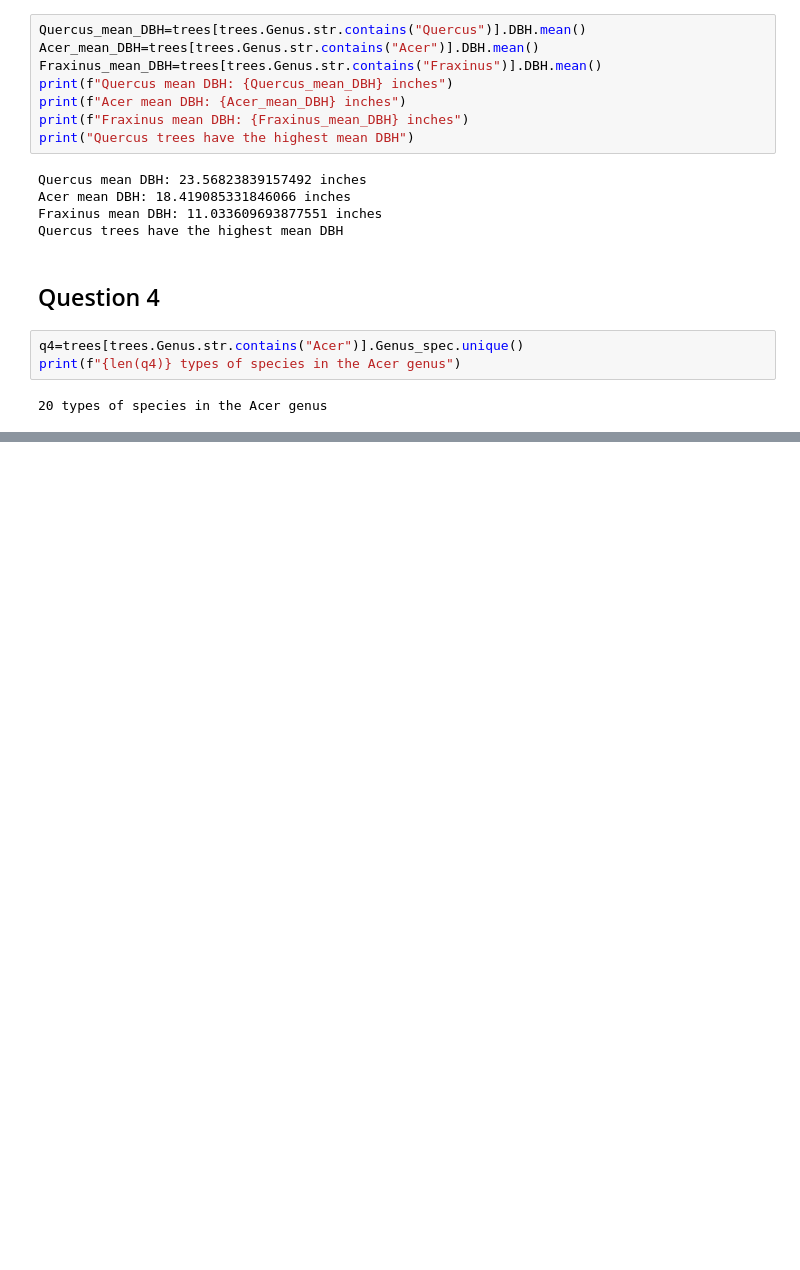
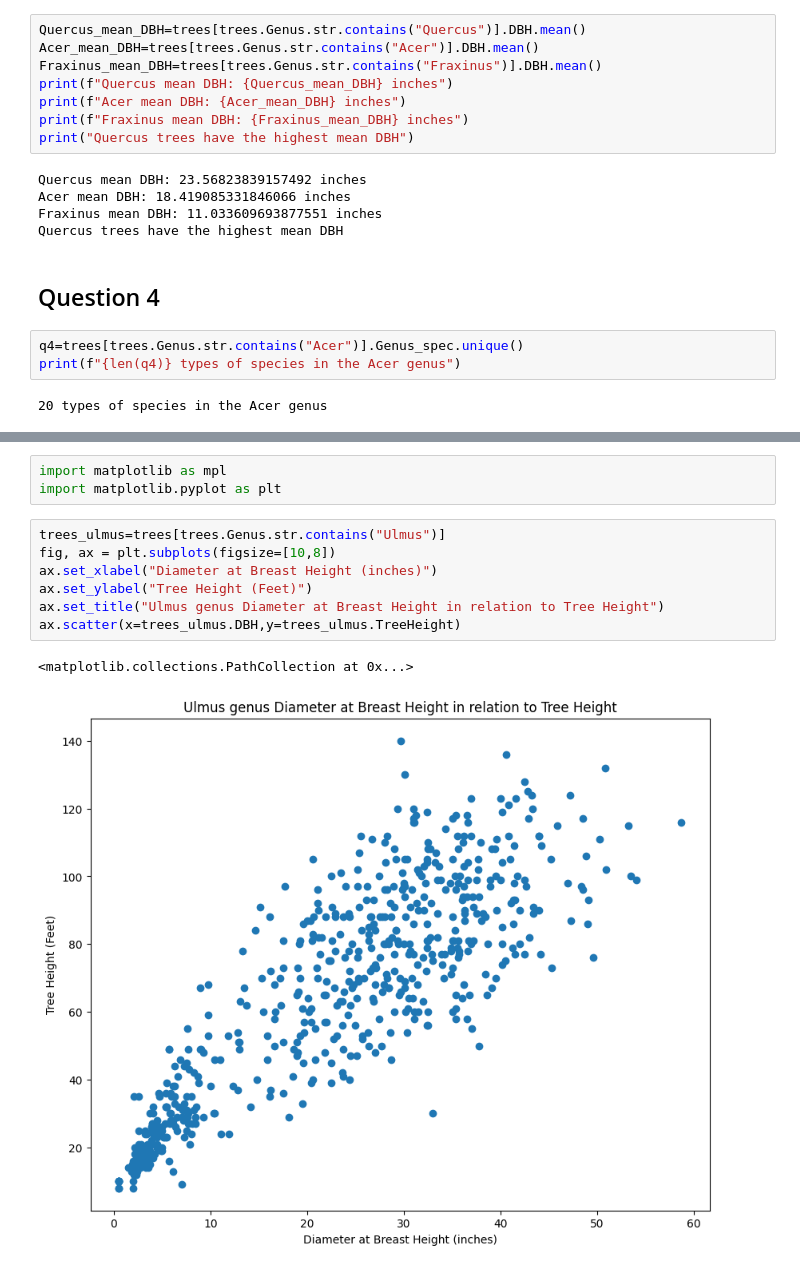
Before and after one commit to andrewlee1234567/lab2, a Jupyter notebook: assignment_2_AndrewLee.ipynb, the cells around one changed output, grey strips where cells are left out. Cells and saved outputs as stored; diff of their text form; blank space fills up the shorter version.

```diff
--- a/assignment_2_AndrewLee.ipynb
+++ b/assignment_2_AndrewLee.ipynb
@@ -103,0 +128,13 @@ print(f"{len(q4)} types of species in the Acer genus")
+# %%
+import matplotlib as mpl
+import matplotlib.pyplot as plt
+# %%
+trees_ulmus=trees[trees.Genus.str.contains("Ulmus")]
+fig, ax = plt.subplots(figsize=[10,8])
+ax.set_xlabel("Diameter at Breast Height (inches)")
+ax.set_ylabel("Tree Height (Feet)")
+ax.set_title("Ulmus genus Diameter at Breast Height in relation to Tree Height")
+ax.scatter(x=trees_ulmus.DBH,y=trees_ulmus.TreeHeight)
+# %% [output]
+<matplotlib.collections.PathCollection at 0x...>
+[figure, added]
```
Also changed, not shown: parts of 12 cells of this notebook.
